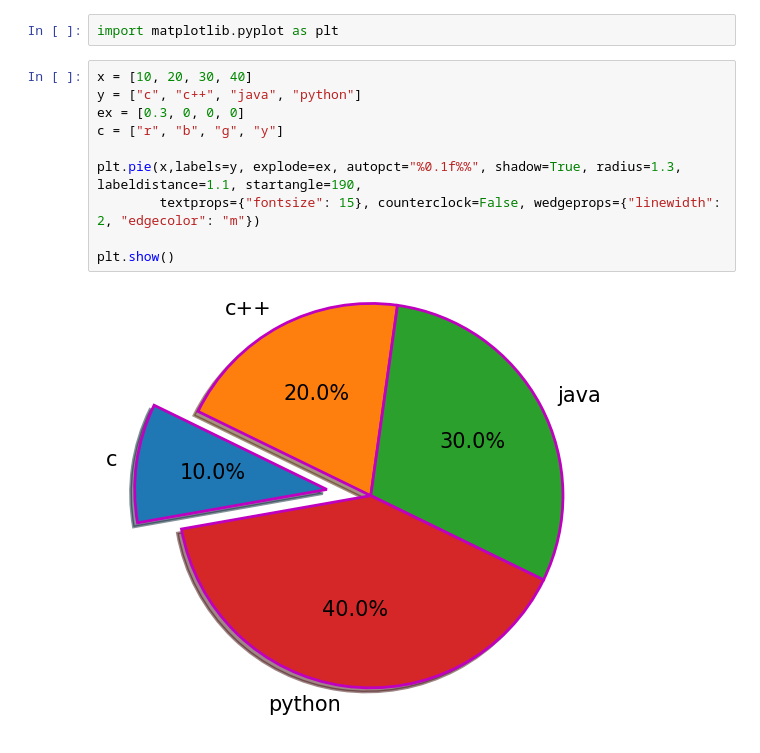
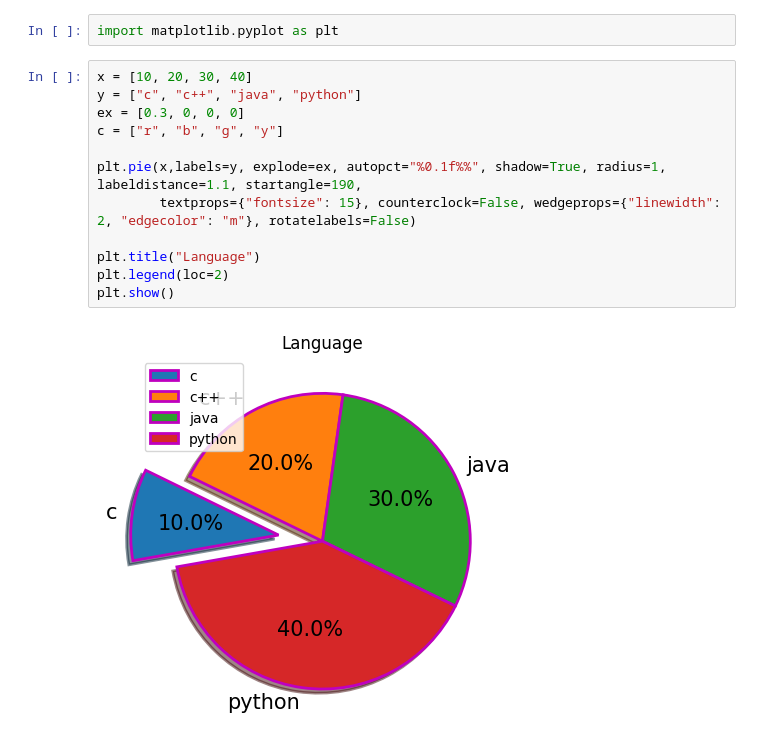
Before and after one commit to UkiyoZed/Matplotlib-practice, a Jupyter notebook: 04_pie_plot.ipynb, the cells around one changed output. Saved outputs shown, nothing was run; the diff lists cells and outputs as text.

```diff
--- a/04_pie_plot.ipynb
+++ b/04_pie_plot.ipynb
@@ -3,12 +3,14 @@ import matplotlib.pyplot as plt
 # %%
 x = [10, 20, 30, 40]
 y = ["c", "c++", "java", "python"]
 ex = [0.3, 0, 0, 0]
 c = ["r", "b", "g", "y"]
 
-plt.pie(x,labels=y, explode=ex, autopct="%0.1f%%", shadow=True, radius=1.3, labeldistance=1.1, startangle=190,
-        textprops={"fontsize": 15}, counterclock=False, wedgeprops={"linewidth": 2, "edgecolor": "m"})
+plt.pie(x,labels=y, explode=ex, autopct="%0.1f%%", shadow=True, radius=1, labeldistance=1.1, startangle=190,
+        textprops={"fontsize": 15}, counterclock=False, wedgeprops={"linewidth": 2, "edgecolor": "m"}, rotatelabels=False)
 
+plt.title("Language")
+plt.legend(loc=2)
 plt.show()
 # %% [output]
-[figure, old version]
+[figure, new version]
```
Also changed, not shown: parts of 4 cells of this notebook, 11 other files.
